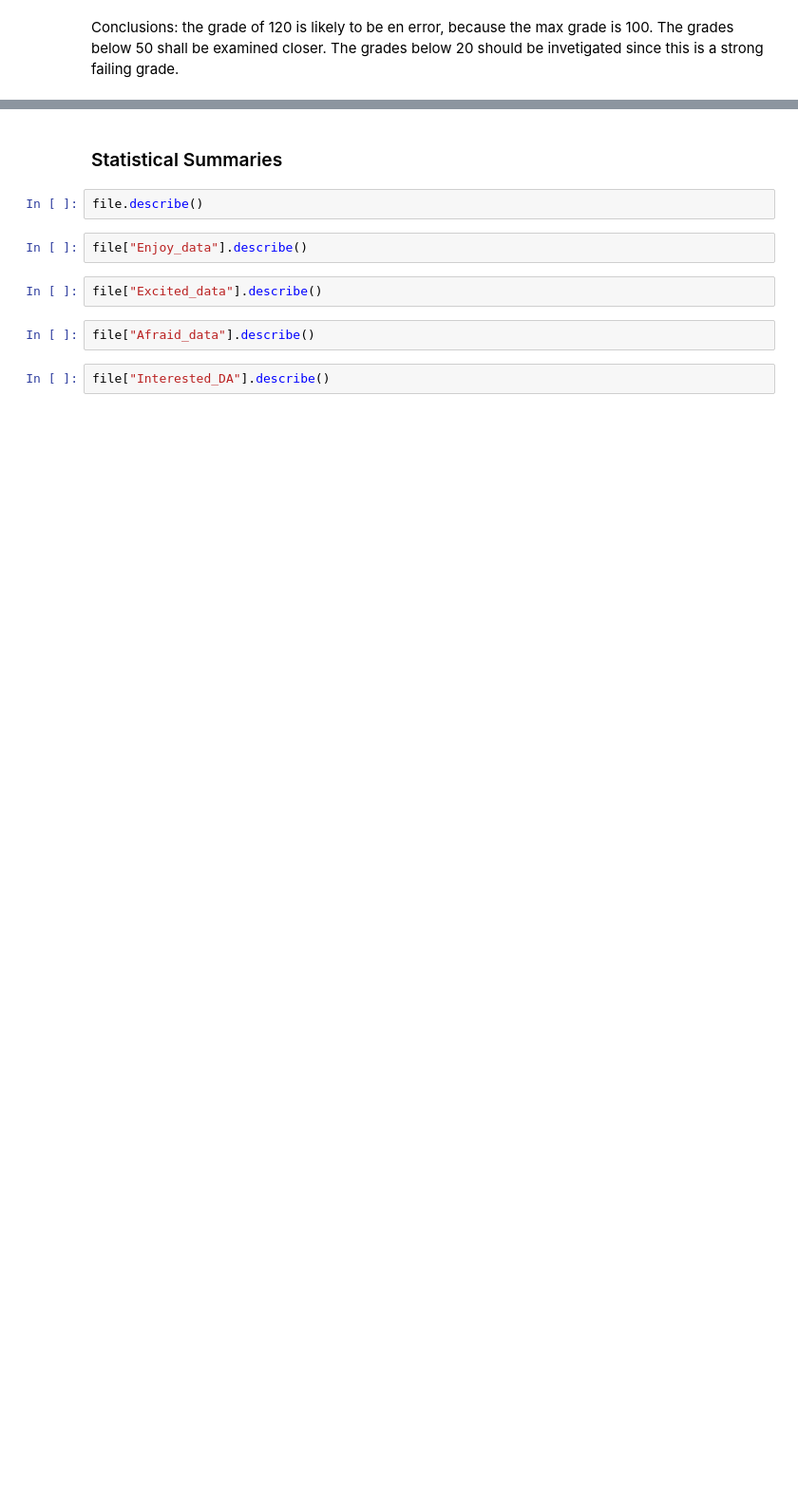
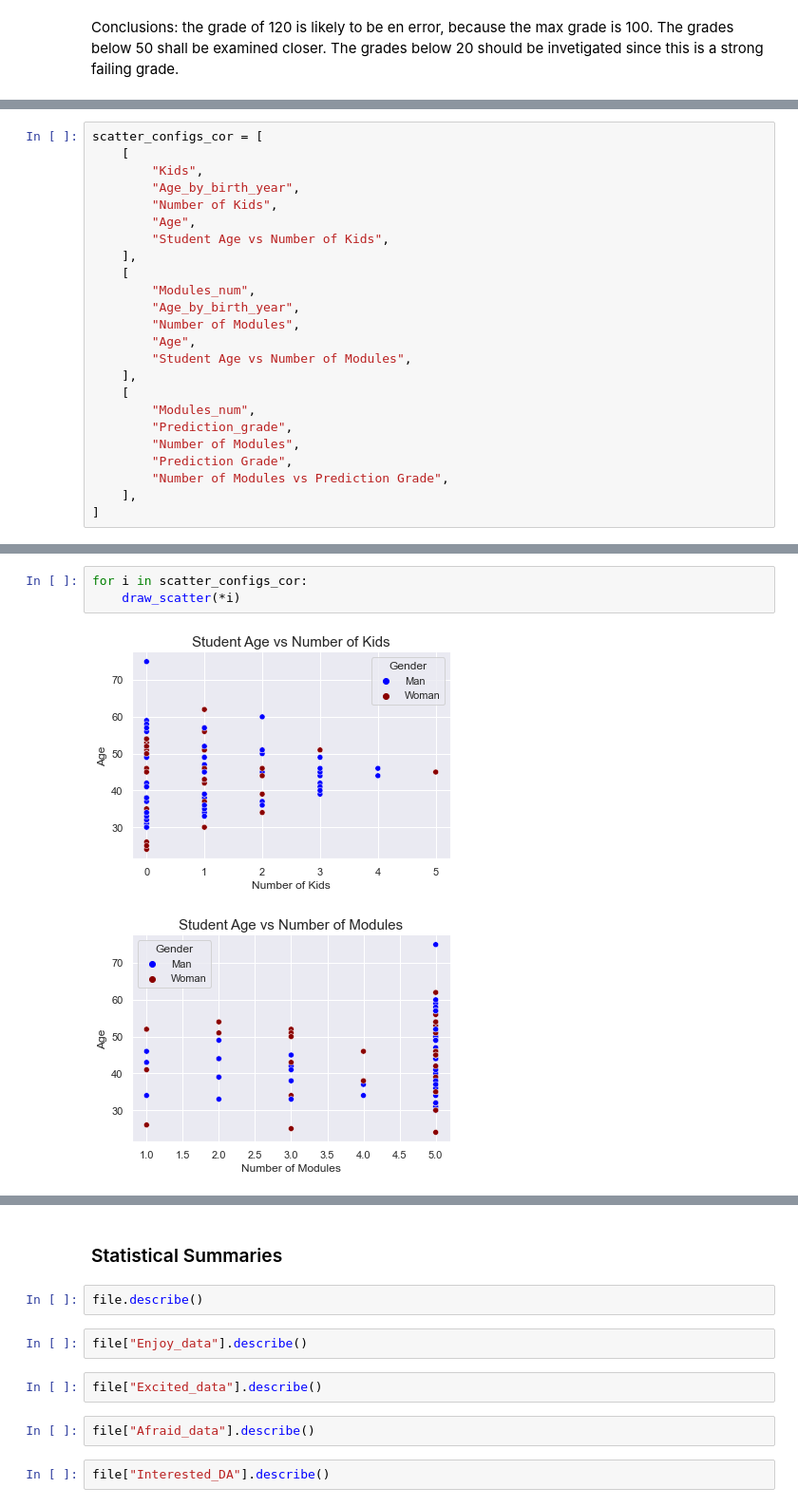
Before and after one commit to ofeliiaB/parental_status_vs_college_performance, a Jupyter notebook: Data_Analytics_Assignment.ipynb, the cells around one changed output, grey strips where cells are left out. Shown: that part at 95% size. Cells and saved outputs as stored; diff of their text form; blank space fills up the shorter version.

```diff
--- a/Data_Analytics_Assignment.ipynb
+++ b/Data_Analytics_Assignment.ipynb
@@ -335,0 +501,24 @@ ax.set_title("Number of Kids of a Student and Average Grade")
+# %%
+scatter_configs_cor = [
+    [
+        "Kids",
+        "Age_by_birth_year",
+        "Number of Kids",
+        "Age",
+        "Student Age vs Number of Kids",
+    ],
+    [
+        "Modules_num",
+        "Age_by_birth_year",
+        "Number of Modules",
+        "Age",
+        "Student Age vs Number of Modules",
+    ],
+    [
+        "Modules_num",
+        "Prediction_grade",
+        "Number of Modules",
+        "Prediction Grade",
+        "Number of Modules vs Prediction Grade",
+    ],
+]
@@ -335,0 +527,6 @@ ax.set_title("Number of Kids of a Student and Average Grade")
+# %%
+for i in scatter_configs_cor:
+    draw_scatter(*i)
+# %% [output]
+[figure, added]
+[figure, added]
```
Also changed, not shown: parts of 109 cells of this notebook.
